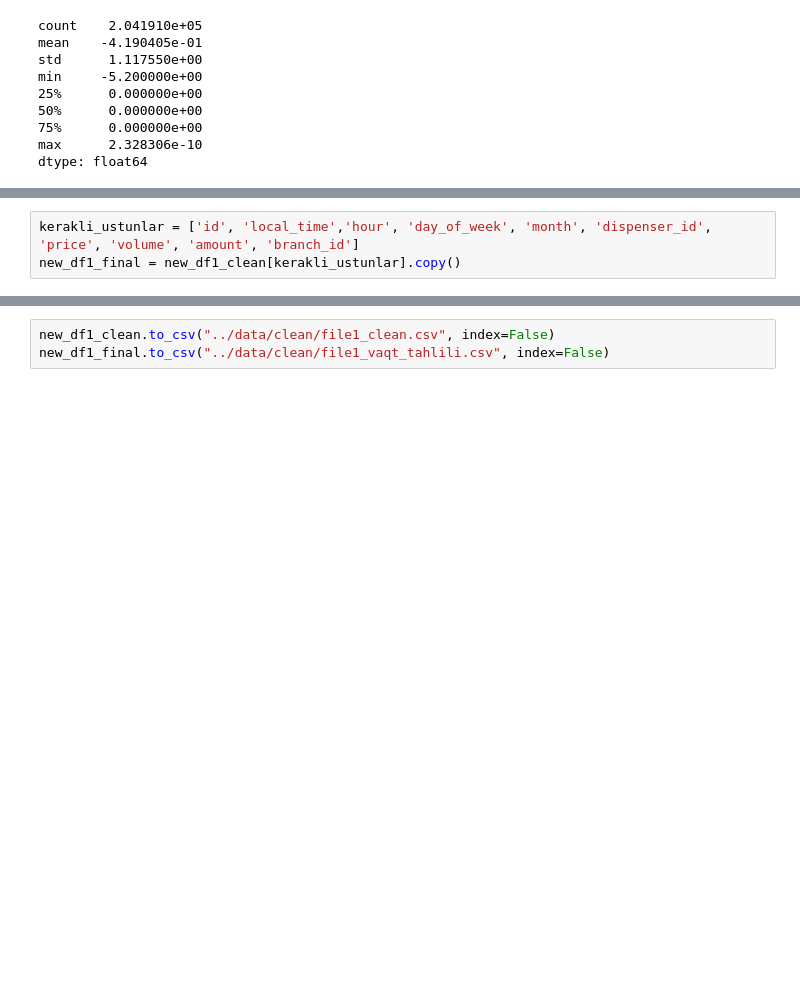
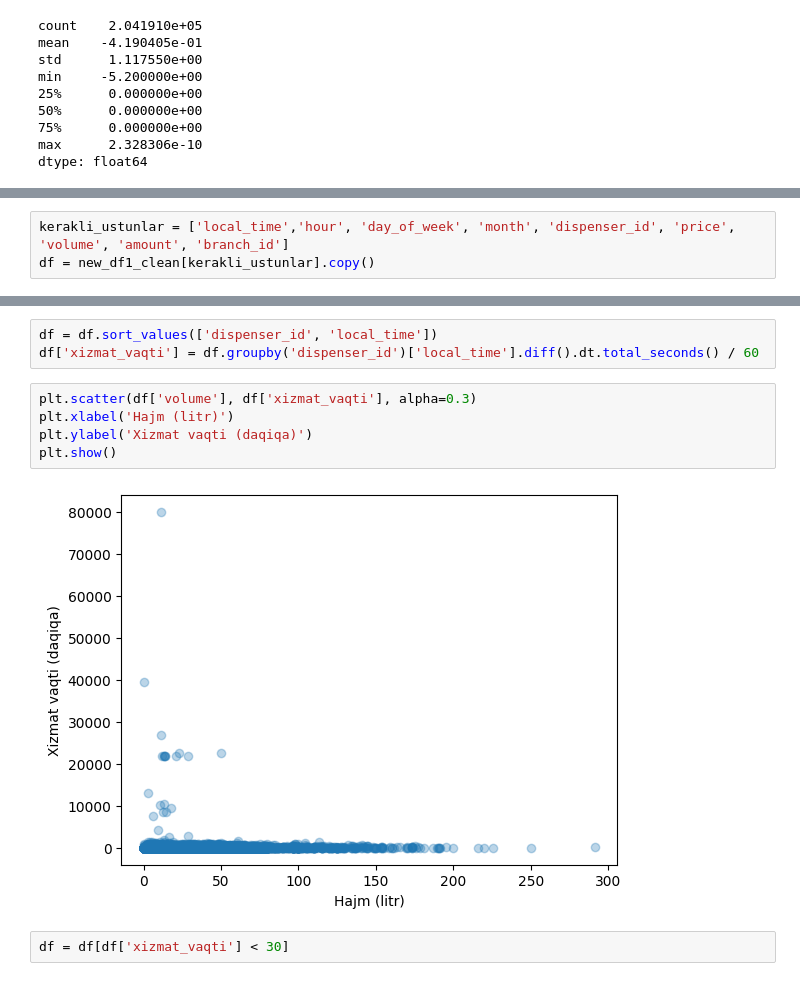
Before and after one commit to rayhon-dev/gas-stations-analytics, a Jupyter notebook: notebooks/eda_file1.ipynb, the cells around one changed output, grey strips where cells are left out. Cells and saved outputs as stored; diff of their text form; blank space fills up the shorter version.

```diff
--- a/notebooks/eda_file1.ipynb
+++ b/notebooks/eda_file1.ipynb
@@ -630,4 +629,4 @@ new_df1_clean.columns.to_list()
  'hisoblangan_amount_v2']
 # %%
-kerakli_ustunlar = ['id', 'local_time','hour', 'day_of_week', 'month', 'dispenser_id', 'price', 'volume', 'amount', 'branch_id']
-new_df1_final = new_df1_clean[kerakli_ustunlar].copy()
+kerakli_ustunlar = ['local_time','hour', 'day_of_week', 'month', 'dispenser_id', 'price', 'volume', 'amount', 'branch_id']
+df = new_df1_clean[kerakli_ustunlar].copy()
@@ -643,3 +633,12 @@ new_df1_final.head()
-# %%
-new_df1_clean.to_csv("../data/clean/file1_clean.csv", index=False)
-new_df1_final.to_csv("../data/clean/file1_vaqt_tahlili.csv", index=False)
+# %%
+df = df.sort_values(['dispenser_id', 'local_time'])
+df['xizmat_vaqti'] = df.groupby('dispenser_id')['local_time'].diff().dt.total_seconds() / 60
+# %%
+plt.scatter(df['volume'], df['xizmat_vaqti'], alpha=0.3)
+plt.xlabel('Hajm (litr)')
+plt.ylabel('Xizmat vaqti (daqiqa)')
+plt.show()
+# %% [output]
+[figure, added]
+# %%
+df = df[df['xizmat_vaqti'] < 30]
```
Also changed, not shown: parts of 51 cells of this notebook.
